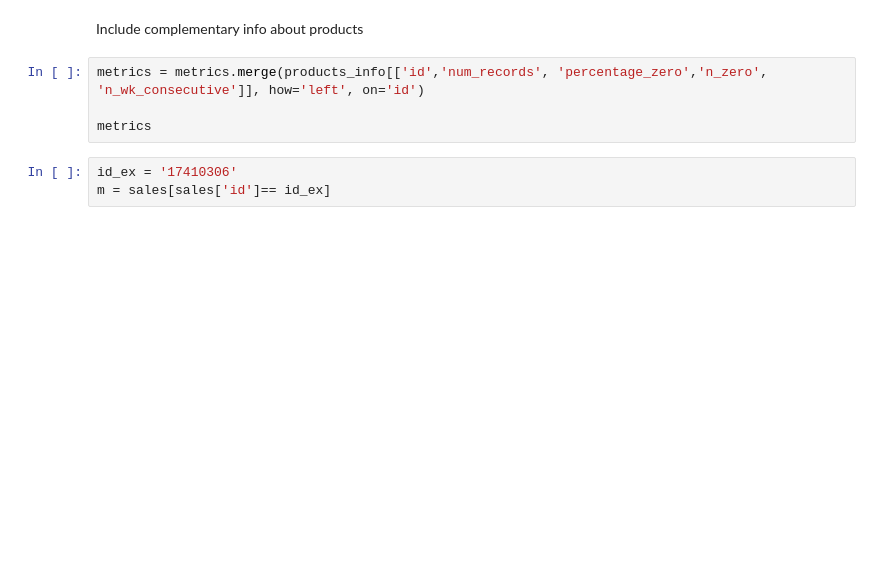
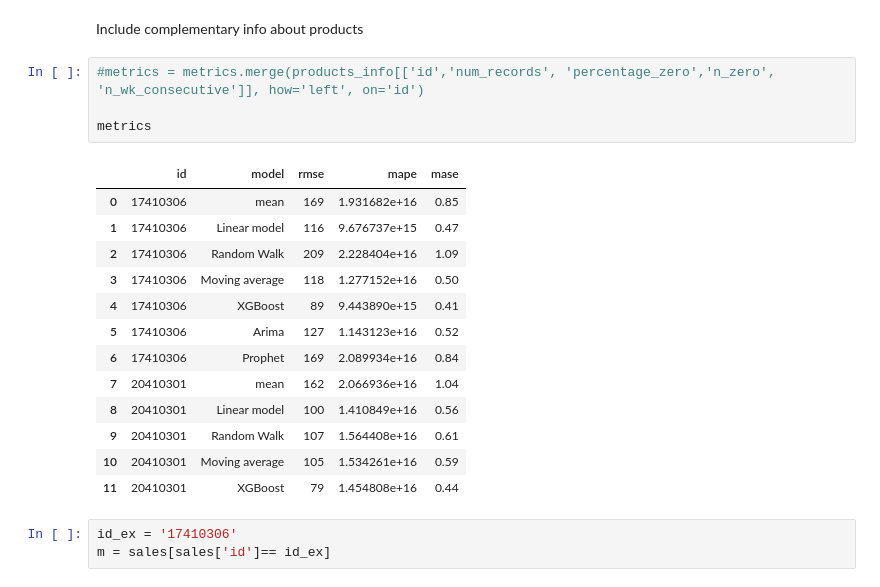
Before and after one commit to AndresCamargo-dev/ts_tfm, a Jupyter notebook: code/models.ipynb, the cells around one changed output. Drawn from its saved outputs; the diff is of its cells as text; blank space fills up the shorter version.

```diff
--- a/code/models.ipynb
+++ b/code/models.ipynb
@@ -458,9 +520,23 @@ for item in id_list:
 # %% [markdown]
 Include complementary info about products
 # %%
-metrics = metrics.merge(products_info[['id','num_records', 'percentage_zero','n_zero', 'n_wk_consecutive']], how='left', on='id')
+#metrics = metrics.merge(products_info[['id','num_records', 'percentage_zero','n_zero', 'n_wk_consecutive']], how='left', on='id')
 
 metrics
+# %% [output]
+|  | id | model | rmse | mape | mase |
+| 0 | 17410306 | mean | 169 | 1.931682e+16 | 0.85 |
+| 1 | 17410306 | Linear model | 116 | 9.676737e+15 | 0.47 |
+| 2 | 17410306 | Random Walk | 209 | 2.228404e+16 | 1.09 |
+| 3 | 17410306 | Moving average | 118 | 1.277152e+16 | 0.50 |
+| 4 | 17410306 | XGBoost | 89 | 9.443890e+15 | 0.41 |
+| 5 | 17410306 | Arima | 127 | 1.143123e+16 | 0.52 |
+| 6 | 17410306 | Prophet | 169 | 2.089934e+16 | 0.84 |
+| 7 | 20410301 | mean | 162 | 2.066936e+16 | 1.04 |
+| 8 | 20410301 | Linear model | 100 | 1.410849e+16 | 0.56 |
+| 9 | 20410301 | Random Walk | 107 | 1.564408e+16 | 0.61 |
+| 10 | 20410301 | Moving average | 105 | 1.534261e+16 | 0.59 |
+| 11 | 20410301 | XGBoost | 79 | 1.454808e+16 | 0.44 |
 # %%
 id_ex = '17410306'
 m = sales[sales['id']== id_ex]
```
Also changed, not shown: parts of 2 cells of this notebook, 2 other files.
